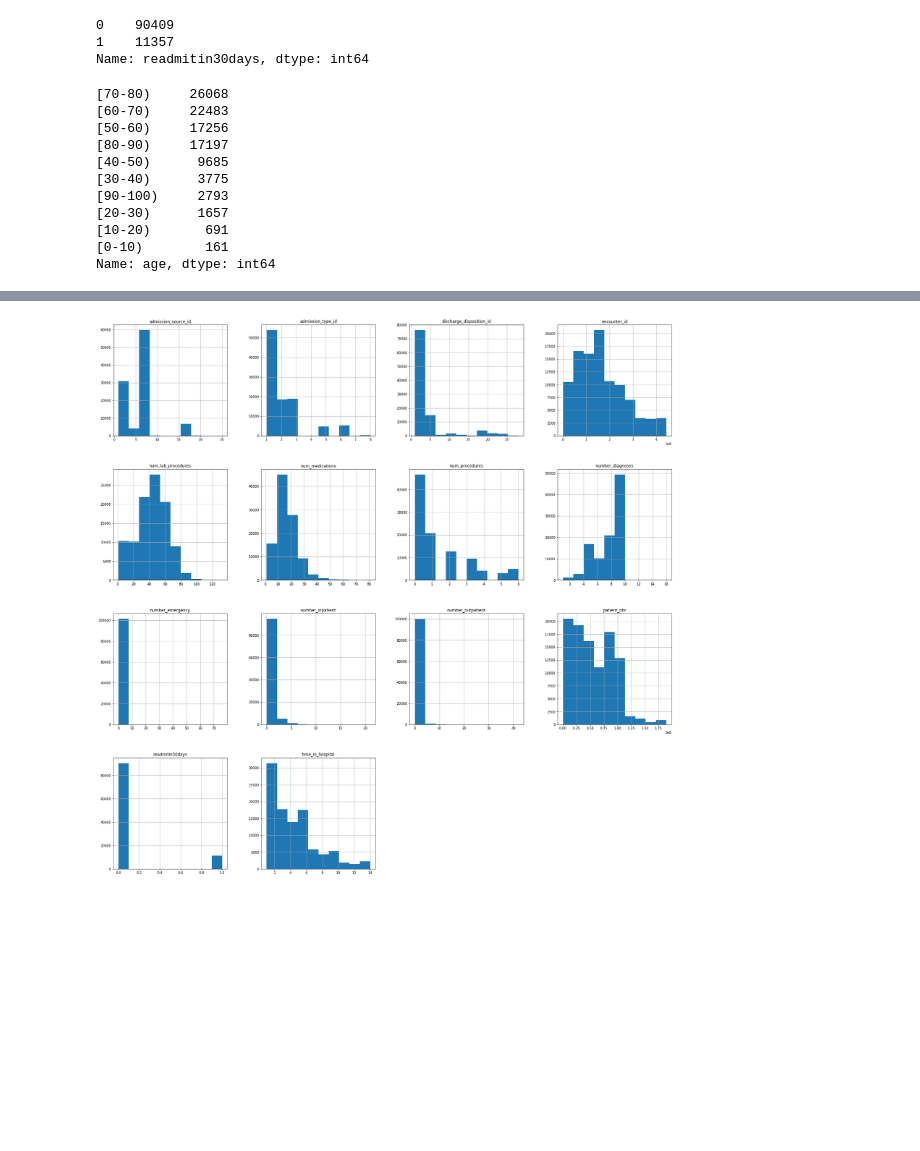
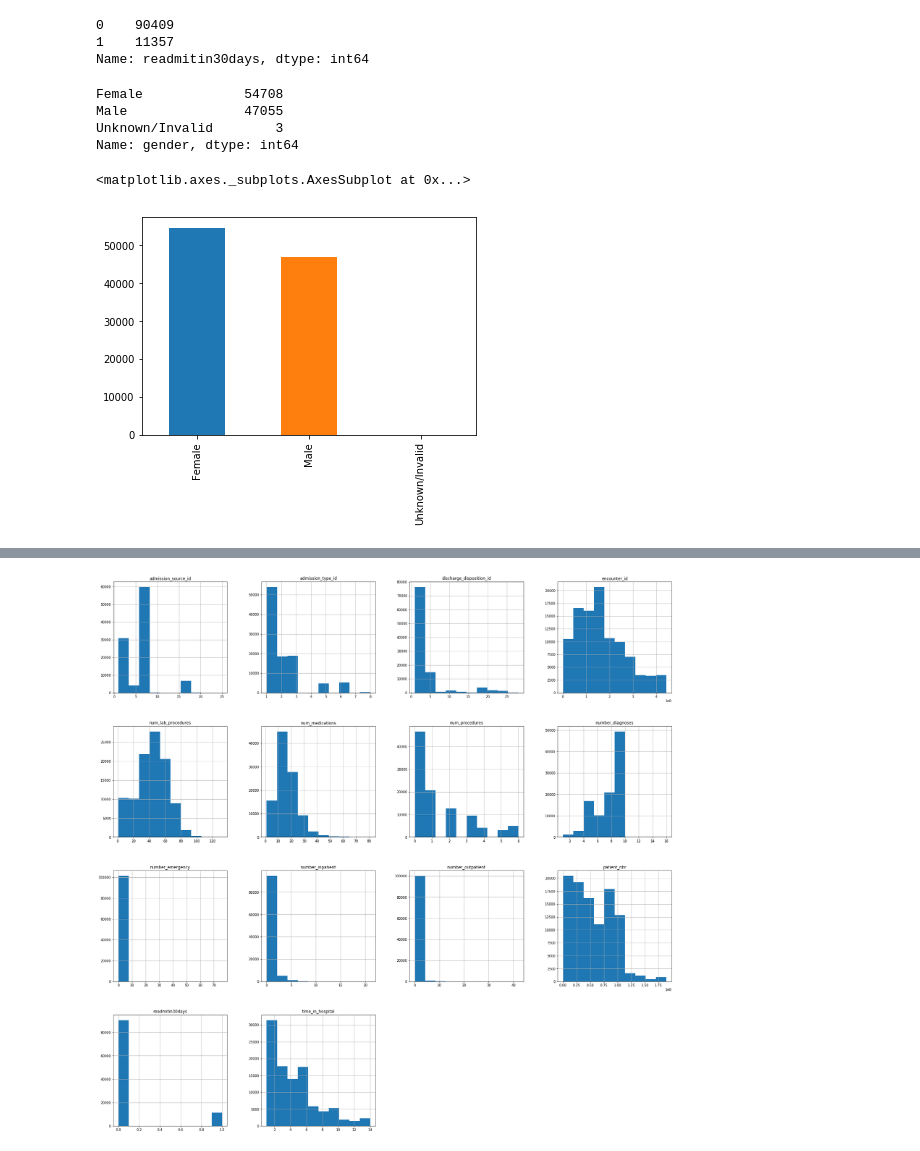
Before and after one commit to joonsooro/UnitedHealthcare, a Jupyter notebook: Jason/united healthcare data cleaning.ipynb, the cells around one changed output, grey strips where cells are left out. Cells and saved outputs as stored; diff of their text form; code cells hidden in the pictures; blank space fills up the shorter version.

Commit message:
Figures EDA

```diff
--- a/Jason/united healthcare data cleaning.ipynb
+++ b/Jason/united healthcare data cleaning.ipynb
@@ -129,18 +129,14 @@ new_data.readmitin30days.value_counts()
 Name: readmitin30days, dtype: int64
 # %%
 ###EDA###
-# %%
-
-new_data.age.value_counts()
-# %% [output]
-[70-80)     26068
-[60-70)     22483
-[50-60)     17256
-[80-90)     17197
-[40-50)      9685
-[30-40)      3775
-[90-100)     2793
-[20-30)      1657
-[10-20)       691
-[0-10)        161
-Name: age, dtype: int64
+# %%
+#gender count
+print(new_data.gender.value_counts())
+new_data.gender.value_counts().plot(kind='bar')
+# %% [output]
+Female             54708
+Male               47055
+Unknown/Invalid        3
+Name: gender, dtype: int64
+<matplotlib.axes._subplots.AxesSubplot at 0x...>
+[figure, added]
```
Also changed, not shown: parts of 6 cells of this notebook.
